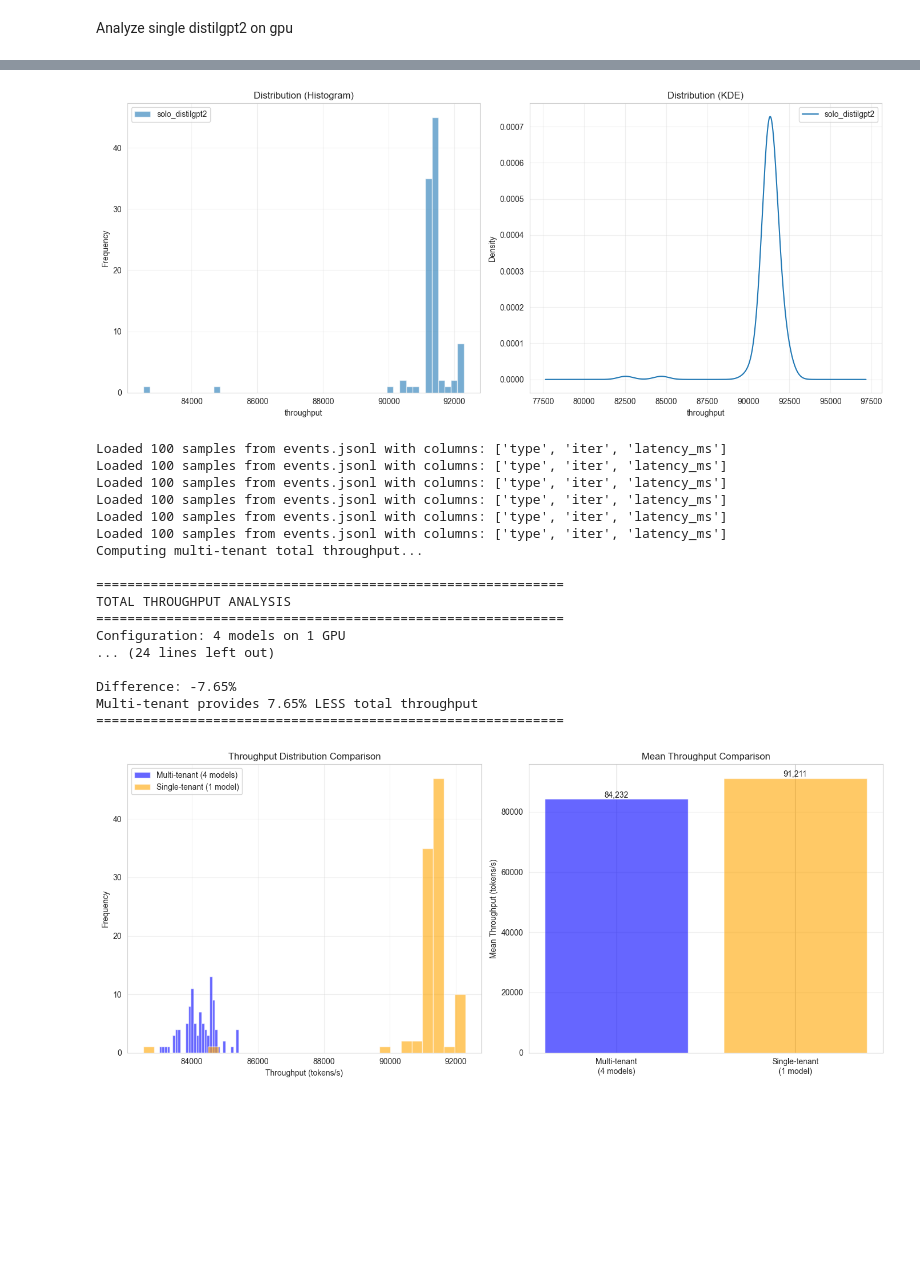
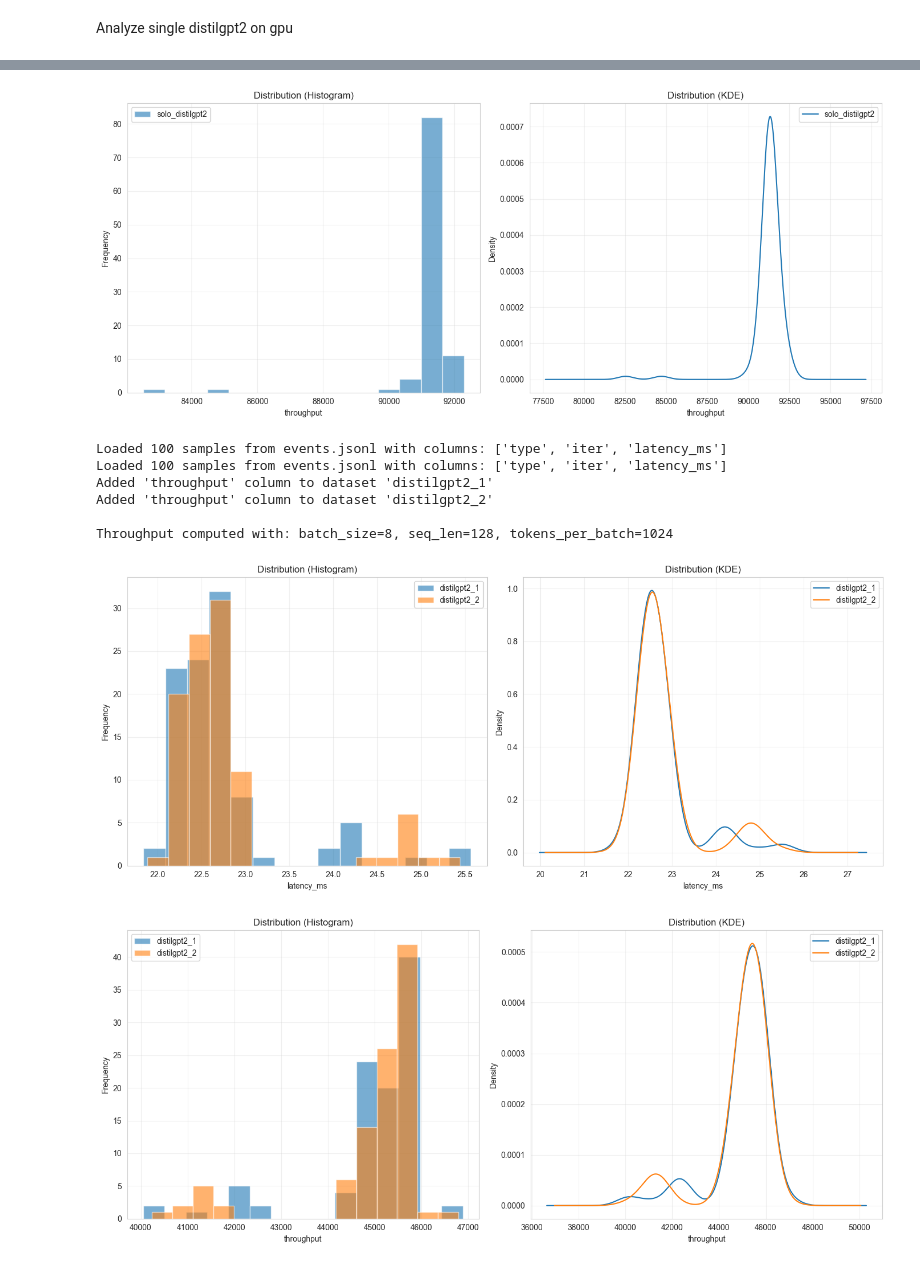
Before and after one commit to Ak33ra/15-418-final-project, a Jupyter notebook: notebooks/analysis.ipynb, the cells around one changed output, grey strips where cells are left out. Cells and saved outputs as stored; diff of their text form; code cells hidden in the pictures; blank space fills up the shorter version.

Commit message:
added some code to analyze whether the distribution is fair

```diff
--- a/notebooks/analysis.ipynb
+++ b/notebooks/analysis.ipynb
@@ -689,14 +689,15 @@ single_analyzer.load_files(
     dataset_name='solo_distilgpt2'
 )
 
-single_analyzer.plot_distributions(column='latency_ms', plot_type='both', bins=50)
+single_analyzer.plot_distributions(column='latency_ms', plot_type='both', bins=15)
 
 single_analyzer.add_throughput_column(latency_column='latency_ms',
                       batch_size=8,
                       seq_len=128)
 
-single_analyzer.plot_distributions(column='throughput', plot_type='both', bins=50)
+single_analyzer.plot_distributions(column='throughput', plot_type='both', bins=15)
 
+#load the pair test
 double_analyzer = DataAnalyzer()
 
 files_pattern_to_analyze = '../data/pair_distilgpt2/**/events.jsonl'
@@ -704,6 +705,12 @@ files_pattern_to_analyze = '../data/pair_distilgpt2/**/events.jsonl'
 double_analyzer.load_pattern(files_pattern_to_analyze,
                    label_extractor=lambda name: name.parent.name)
 
+double_analyzer.compute_statistics(column='latency_ms', percentiles=[50, 90, 95, 99])
+double_analyzer.add_throughput_column(latency_column='latency_ms', batch_size=8, seq_len=128)
+double_analyzer.plot_distributions(column='latency_ms', plot_type='both', bins=15)
+double_analyzer.plot_distributions(column="throughput", plot_type='both', bins=15)
+
+#load the 4 model test
 quad_analyzer = DataAnalyzer()
 
 files_pattern_to_analyze = '../data/4_distilgpt2_mps/**/events.jsonl'
@@ -711,6 +718,12 @@ files_pattern_to_analyze = '../data/4_distilgpt2_mps/**/events.jsonl'
 quad_analyzer.load_pattern(files_pattern_to_analyze,
                    label_extractor=lambda name: name.parent.name)
 
+quad_analyzer.compute_statistics(column='latency_ms', percentiles=[50, 90, 95, 99])
+quad_analyzer.add_throughput_column(latency_column='latency_ms', batch_size=8, seq_len=128)
+quad_analyzer.plot_distributions(column='latency_ms', plot_type='both', bins=15)
+quad_analyzer.plot_distributions(column='throughput', plot_type='both', bins=15)
+
+
 compare_multi_vs_single_tenant(quad_analyzer, single_analyzer, batch_size=8, seq_len=128)
 
 compare_multi_vs_single_tenant(triple_analyzer, single_analyzer, batch_size=8, seq_len=128)
@@ -722,22 +735,12 @@ Loaded 100 samples from events.jsonl with columns: ['type', 'iter', 'latency_ms'
 Added 'throughput' column to dataset 'solo_distilgpt2'
 
 Throughput computed with: batch_size=8, seq_len=128, tokens_per_batch=1024
-[figure, old version]
+[figure, new version]
 Loaded 100 samples from events.jsonl with columns: ['type', 'iter', 'latency_ms']
 Loaded 100 samples from events.jsonl with columns: ['type', 'iter', 'latency_ms']
-Loaded 100 samples from events.jsonl with columns: ['type', 'iter', 'latency_ms']
-Loaded 100 samples from events.jsonl with columns: ['type', 'iter', 'latency_ms']
-Loaded 100 samples from events.jsonl with columns: ['type', 'iter', 'latency_ms']
-Loaded 100 samples from events.jsonl with columns: ['type', 'iter', 'latency_ms']
-Computing multi-tenant total throughput...
+Added 'throughput' column to dataset 'distilgpt2_1'
+Added 'throughput' column to dataset 'distilgpt2_2'
 
-============================================================
-TOTAL THROUGHPUT ANALYSIS
-============================================================
-Configuration: 4 models on 1 GPU
-... (24 lines left out)
-
-Difference: -7.65%
-Multi-tenant provides 7.65% LESS total throughput
-============================================================
+Throughput computed with: batch_size=8, seq_len=128, tokens_per_batch=1024
-[figure, old version]
+[figure, new version]
+[figure, new version]
```
Also changed, not shown: parts of 4 cells of this notebook.
